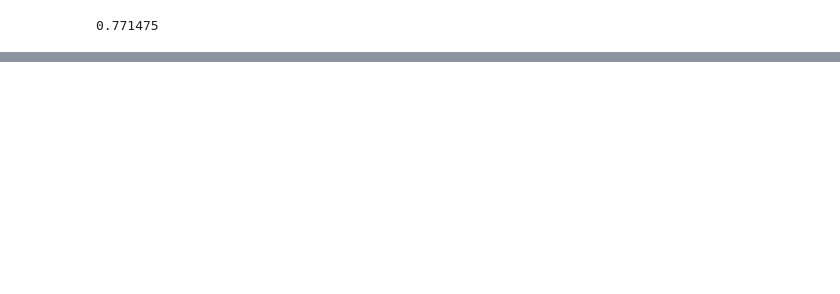
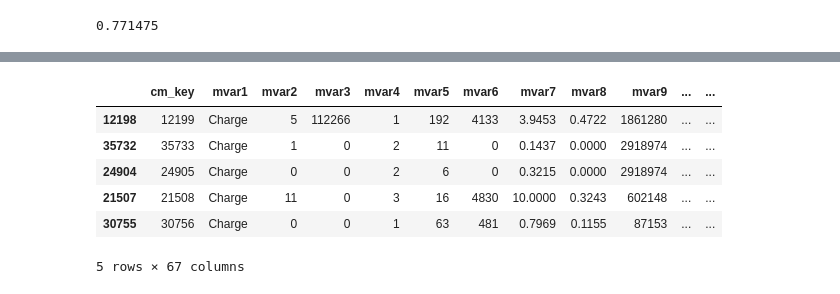
Before and after one commit to sandeepsharma-kgp/amex, a Jupyter notebook: amex.ipynb, the cells around one changed output, grey strips where cells are left out. Drawn from its saved outputs; the diff is of its cells as text; code cells hidden in the pictures; blank space fills up the shorter version.

```diff
--- a/amex.ipynb
+++ b/amex.ipynb
@@ -223,0 +229,3 @@ print metrics.accuracy_score(Y,Y_df)
+# %%
+df_copy["predprob"] = Series(l, index=df_copy.index)
+df_copy.head()
@@ -223,0 +240,12 @@ print metrics.accuracy_score(Y,Y_df)
+# %%
+dfsorted = df_copy[df_copy['classpred']!="na"].sort_values("predprob",ascending = False)
+# %%
+dfsorted.head()
+# %% [output]
+|  | cm_key | mvar1 | mvar2 | mvar3 | mvar4 | mvar5 | mvar6 | mvar7 | mvar8 | mvar9 | ... | ... |
+| 12198 | 12199 | Charge | 5 | 112266 | 1 | 192 | 4133 | 3.9453 | 0.4722 | 1861280 | ... | ... |
+| 35732 | 35733 | Charge | 1 | 0 | 2 | 11 | 0 | 0.1437 | 0.0000 | 2918974 | ... | ... |
+| 24904 | 24905 | Charge | 0 | 0 | 2 | 6 | 0 | 0.3215 | 0.0000 | 2918974 | ... | ... |
+| 21507 | 21508 | Charge | 11 | 0 | 3 | 16 | 4830 | 10.0000 | 0.3243 | 602148 | ... | ... |
+| 30755 | 30756 | Charge | 0 | 0 | 1 | 63 | 481 | 0.7969 | 0.1155 | 87153 | ... | ... |
+5 rows × 67 columns
```
Also changed, not shown: parts of 9 cells of this notebook.
